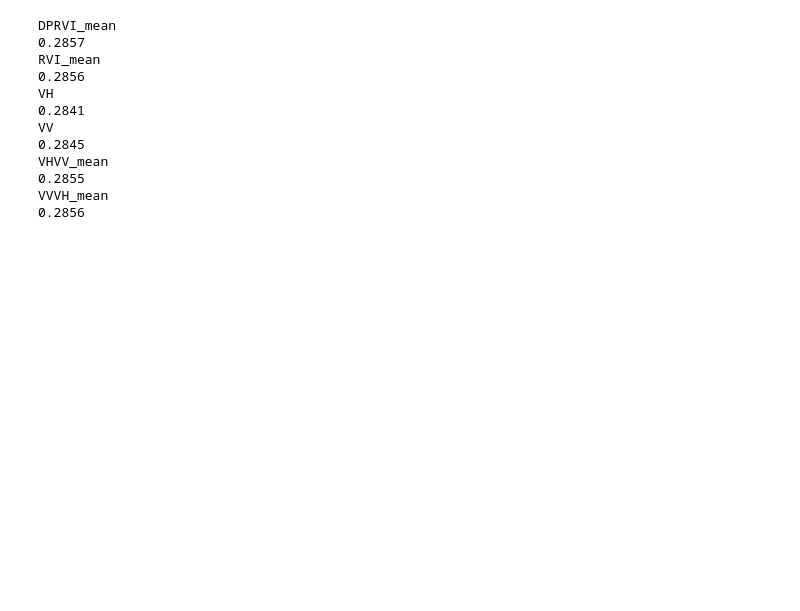
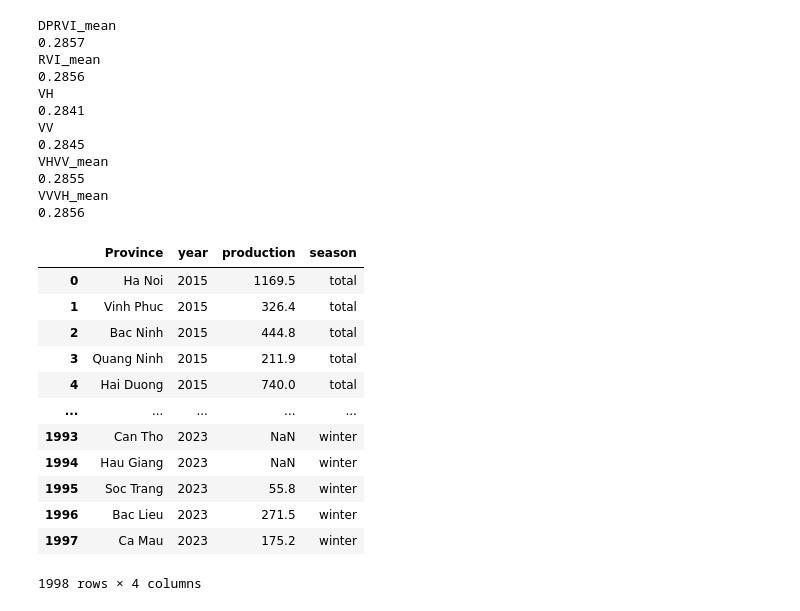
Before and after one commit to sonleh96/adb-sar, a Jupyter notebook: provincial_analysis_ver2.ipynb, the cells around one changed output. Cells and saved outputs as stored; diff of their text form; code cells hidden in the pictures; blank space fills up the shorter version.

```diff
--- a/provincial_analysis_ver2.ipynb
+++ b/provincial_analysis_ver2.ipynb
@@ -1071,3 +1071,52 @@ VHVV_mean
 0.2855
 VVVH_mean
 0.2856
+# %%
+total_prod = pd.read_excel('D:\Work\ADB\SAR\datasets\Total paddy production.xlsx')
+total_prod = pd.melt(total_prod,
+                     id_vars=['Province'],
+                     var_name='year',
+                     value_vars=total_prod.columns.to_list()[1:],
+                     value_name='production')
+total_prod['season'] = 'total'
+
+winter_prod = pd.read_excel('D:\Work\ADB\SAR\datasets\Winter paddy production.xlsx')
+winter_prod = pd.melt(winter_prod,
+                      id_vars=['Province'],
+                      var_name='year',
+                      value_vars=winter_prod.columns.to_list()[1:],
+                      value_name='production')
+winter_prod['season'] = 'winter'
+
+spring_prod = pd.read_excel('D:\Work\ADB\SAR\datasets\Spring paddy production.xlsx')
+spring_prod = pd.melt(spring_prod, id_vars=['Province'],
+                      var_name='year',
+                      value_vars=spring_prod.columns.to_list()[1:],
+                      value_name='production')
+spring_prod['season'] = 'spring'
+
+autumn_prod = pd.read_excel('D:\Work\ADB\SAR\datasets\Autumn paddy production.xlsx')
+autumn_prod = pd.melt(autumn_prod,
+                      id_vars=['Province'],
+                      var_name='year',
+                      value_vars=autumn_prod.columns.to_list()[1:],
+                      value_name='production')
+autumn_prod['season'] = 'autumn'
+
+prod = pd.concat([total_prod, spring_prod, autumn_prod, winter_prod], axis=0).reset_index(drop=True)
+# prod['year'] = prod['year'].str.replace('Prel. 2023', '2023')
+prod
+# %% [output]
+|  | Province | year | production | season |
+| 0 | Ha Noi | 2015 | 1169.5 | total |
+| 1 | Vinh Phuc | 2015 | 326.4 | total |
+| 2 | Bac Ninh | 2015 | 444.8 | total |
+| 3 | Quang Ninh | 2015 | 211.9 | total |
+| 4 | Hai Duong | 2015 | 740.0 | total |
+| ... | ... | ... | ... | ... |
+| 1993 | Can Tho | 2023 | NaN | winter |
+| 1994 | Hau Giang | 2023 | NaN | winter |
+| 1995 | Soc Trang | 2023 | 55.8 | winter |
+| 1996 | Bac Lieu | 2023 | 271.5 | winter |
+| 1997 | Ca Mau | 2023 | 175.2 | winter |
+1998 rows × 4 columns
```
Also changed, not shown: parts of 5 cells of this notebook.
